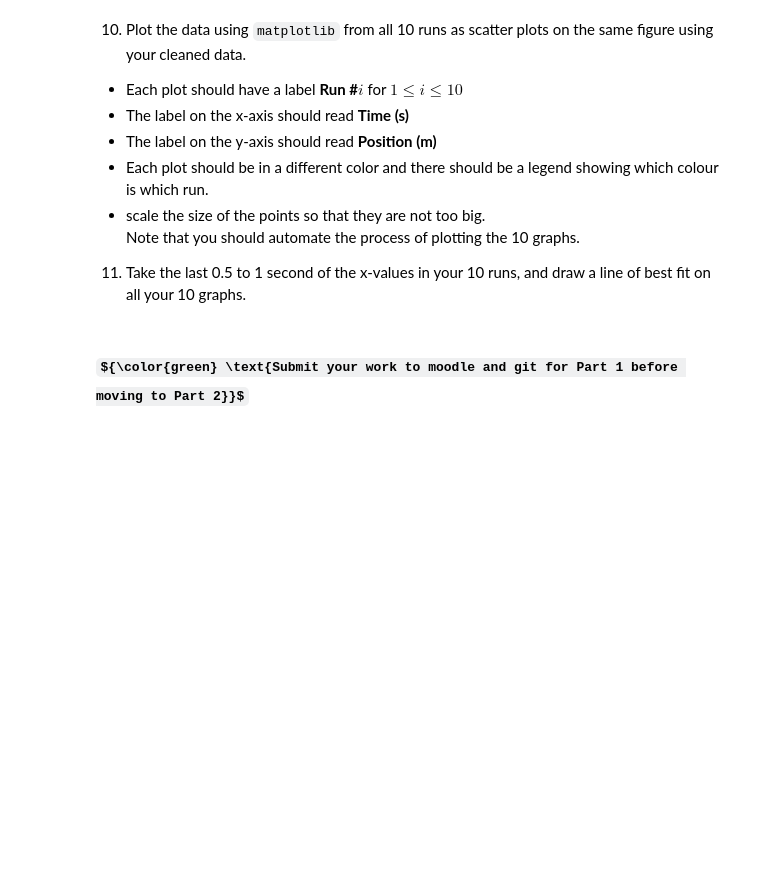
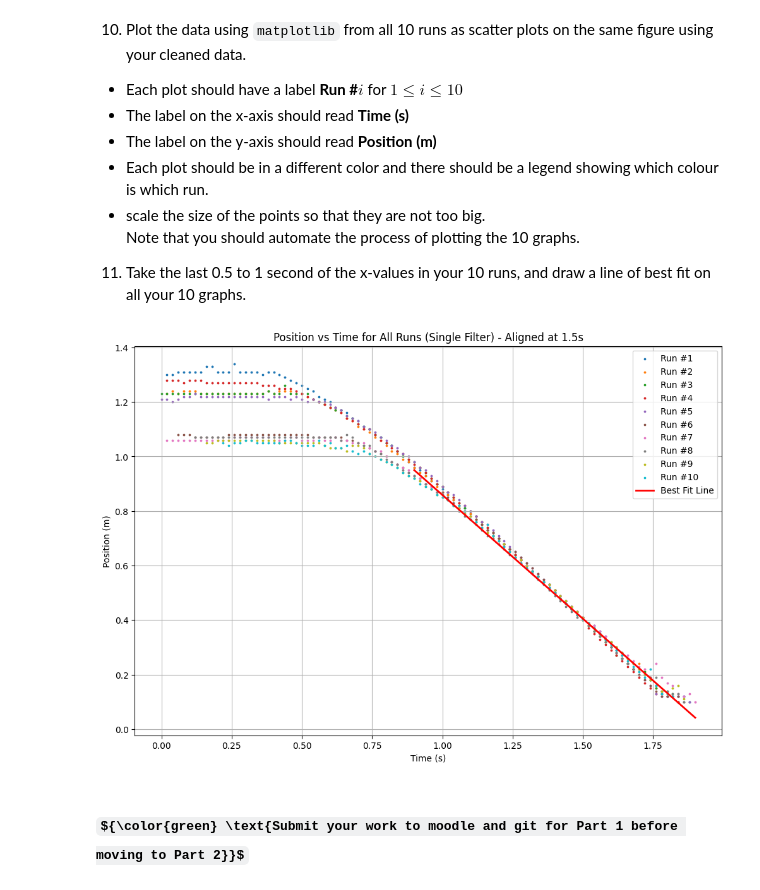
Before and after one commit to Alt-F17/SF2-Assignments-and-Submissions, a Jupyter notebook: ASSIGNMENTS/Assignment 1 - Mechanics Drop Test/assign1.ipynb, the cells around one changed output. Drawn from its saved outputs; the diff is of its cells as text; code cells hidden in the pictures; some formulas as TeX source; blank space fills up the shorter version.

```diff
--- a/ASSIGNMENTS/Assignment 1 - Mechanics Drop Test/assign1.ipynb
+++ b/ASSIGNMENTS/Assignment 1 - Mechanics Drop Test/assign1.ipynb
@@ -36,7 +36,7 @@ import numpy as np
 3. Display the content of the data frame to the screen
 # %%
 # your code for steps 2 and 3 go here:
-df = pd.read_csv('10x1 Data.csv')
+df = pd.read_csv('10 times 1 filter Data.csv')
 
 df
 # %% [output]
@@ -101,14 +97,16 @@ Note that you should clean your data for each of the 10 runs and you should auto
 9. Write this to a new .csv file called `"clean_data_single_filter.csv"`.
 # %%
 # Your code for steps 6-9 go here:
-KEEP = 0.5
+KEEP = 0.75
 clean_df = pd.DataFrame()
+run_list = []
 for i in range(1, 11):
     run_df = data_df[[f'Time (s) Run #{i}', f'Position (m) Run #{i}']].dropna()
     min_index = run_df[f'Position (m) Run #{i}'].idxmin()
     max_index = run_df[f'Position (m) Run #{i}'][:min_index].idxmax()
     max_time = run_df[f'Time (s) Run #{i}'][max_index]
     run_df = run_df[(run_df[f'Time (s) Run #{i}'] > max_time - KEEP) & (run_df.index <= min_index)]
-    clean_df = pd.concat([clean_df, run_df])
+    run_list.append(run_df)
+clean_df = pd.concat(run_list, axis=1) # This literally made me cry... JF said it was okay to use this method to turn the list into a dataframe
 
-clean_df
+clean_df.to_csv("clean_data_single_filter.csv", index=False)
@@ -141,3 +123,58 @@ Note that you should automate the process of plotting the 10 graphs.
+# %%
+# Your code for steps 10-11 go here:
+
+plt.figure(figsize=(12, 8))
+REFERENCE_TIME = 1.5 # seconds
+REFERENCE_POS = 0.4 # meters
+FIT_LINE_INTERVAL = 1 # seconds
+time_shifts = []
+
+for i in range(1, 11):
+    # For Loop 1: Finds reference point on each run
+    pos_data = clean_df[f'Position (m) Run #{i}'].dropna()
+    time_data = clean_df[f'Time (s) Run #{i}'].dropna()
+    closest_idx = (pos_data - REFERENCE_POS).abs().idxmin() # Closest point to reference position
+    actual_time = time_data[closest_idx] # Time at closest point
+    time_shifts.append(REFERENCE_TIME - actual_time) # Shift the data according to that time
+
+for i in range(1, 11):
+    # For Loop 2: Shifts and plots the data
+    pos_data = clean_df[f'Position (m) Run #{i}'].dropna()
+    time_data = clean_df[f'Time (s) Run #{i}'].dropna()
+    shifted_time = time_data + time_shifts[i-1]
+    shifted_time = shifted_time[shifted_time >= 0]  # Remove negative times
+    pos_data = pos_data[shifted_time.index]  # Filter out the corresponding positions
+    plt.scatter(shifted_time, pos_data, label=f'Run #{i}', s=3)
+
+for i in range(1, 11):
+    # For Loop 3: Averages out the data for best fit line
+    pos_data = clean_df[f'Position (m) Run #{i}'].dropna()
+    time_data = clean_df[f'Time (s) Run #{i}'].dropna()
+    shifted_time = time_data + time_shifts[i-1]
+    end_time = shifted_time.max()
+    start_time = end_time - 0.5
+    if i == 1:  # First run
+        all_times = shifted_time[(shifted_time >= start_time) & (shifted_time <= end_time)]
+        all_positions = pos_data[(shifted_time >= start_time) & (shifted_time <= end_time)]
+    else:  # Add all the other runs
+        all_times = np.concatenate([all_times, shifted_time[(shifted_time >= start_time) & (shifted_time <= end_time)]]) # JF said using concat was ok, specifically, to turn a list into an array
+        all_positions = np.concatenate([all_positions, pos_data[(shifted_time >= start_time) & (shifted_time <= end_time)]])
+
+# Best Fit Line Calculation & Plotting
+coeffs = np.polyfit(all_times, all_positions, 1)
+fit_line = np.poly1d(coeffs)
+time_range = np.linspace(max(all_times)-FIT_LINE_INTERVAL, max(all_times), 100)
+plt.plot(time_range, fit_line(time_range), 'r-', label='Best Fit Line', linewidth=2)
+
+# Plotting Details
+plt.xlabel('Time (s)')
+plt.ylabel('Position (m)')
+plt.title('Position vs Time for All Runs (Single Filter) - Aligned at 1.5s')
+plt.legend()
+plt.grid(True)
+plt.show()
+# %% [output]
+[figure, added]
 # %% [markdown]
 ### ${\color{green} \text{Submit your work to moodle and git for Part 1 before moving to Part 2}}$
 # %% [markdown]
```
Also changed, not shown: parts of 10 cells of this notebook, 5 other files.
